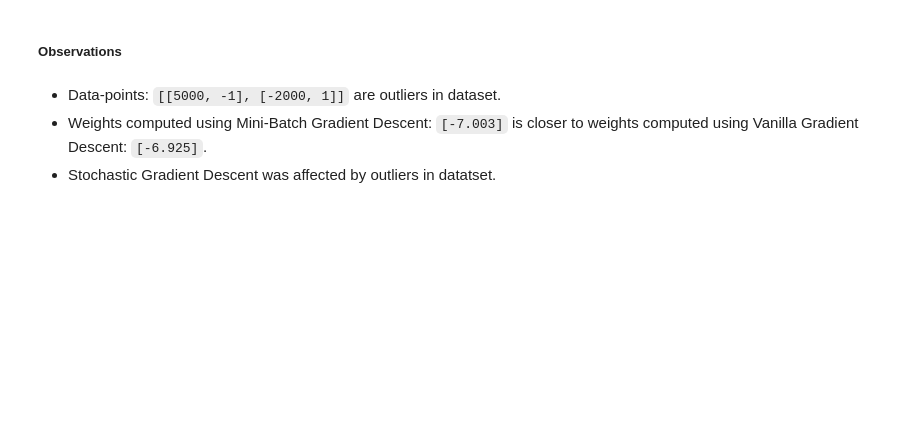
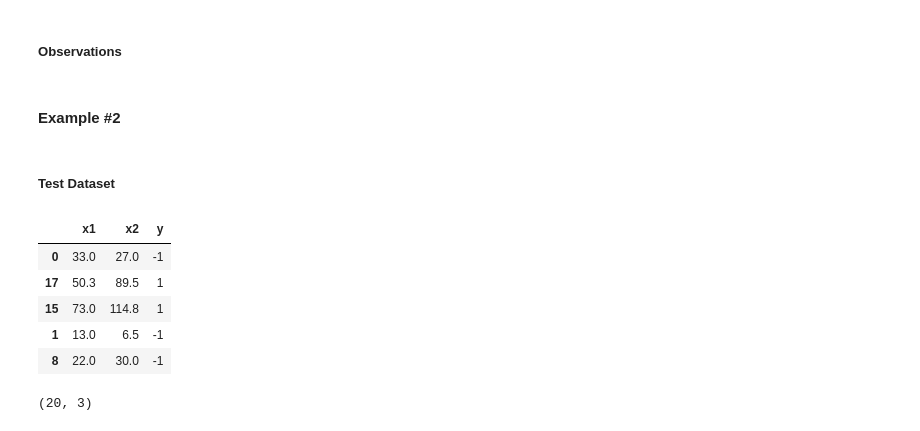
Before and after one commit to dheemanth-bhat/maths-for-ml, a Jupyter notebook: 3_Linear_Algebra/08_Optimization_4-Constrained_optimization.ipynb, the cells around one changed output. Cells and saved outputs as stored; diff of their text form; code cells hidden in the pictures; blank space fills up the shorter version.

```diff
--- a/3_Linear_Algebra/08_Optimization_4-Constrained_optimization.ipynb
+++ b/3_Linear_Algebra/08_Optimization_4-Constrained_optimization.ipynb
@@ -564,6 +689,18 @@ Optimum weights: [-7.003]
 # %% [markdown]
 ##### Observations
-# %% [markdown]
-- Data-points: `[[5000, -1], [-2000, 1]]` are outliers in dataset.
-- Weights computed using Mini-Batch Gradient Descent: `[-7.003]` is closer to weights computed using Vanilla Gradient Descent: `[-6.925]`.
-- Stochastic Gradient Descent was affected by outliers in datatset.
+# %% [markdown]
+#### Example #2
+# %% [markdown]
+##### Test Dataset
+# %%
+df = pd.read_csv("data/two_features_clf.csv")
+display(df.sample(5, random_state=42))
+df.shape
+# %% [output]
+|  | x1 | x2 | y |
+| 0 | 33.0 | 27.0 | -1 |
+| 17 | 50.3 | 89.5 | 1 |
+| 15 | 73.0 | 114.8 | 1 |
+| 1 | 13.0 | 6.5 | -1 |
+| 8 | 22.0 | 30.0 | -1 |
+(20, 3)
```
Also changed, not shown: parts of 26 cells of this notebook, 1 other file.
